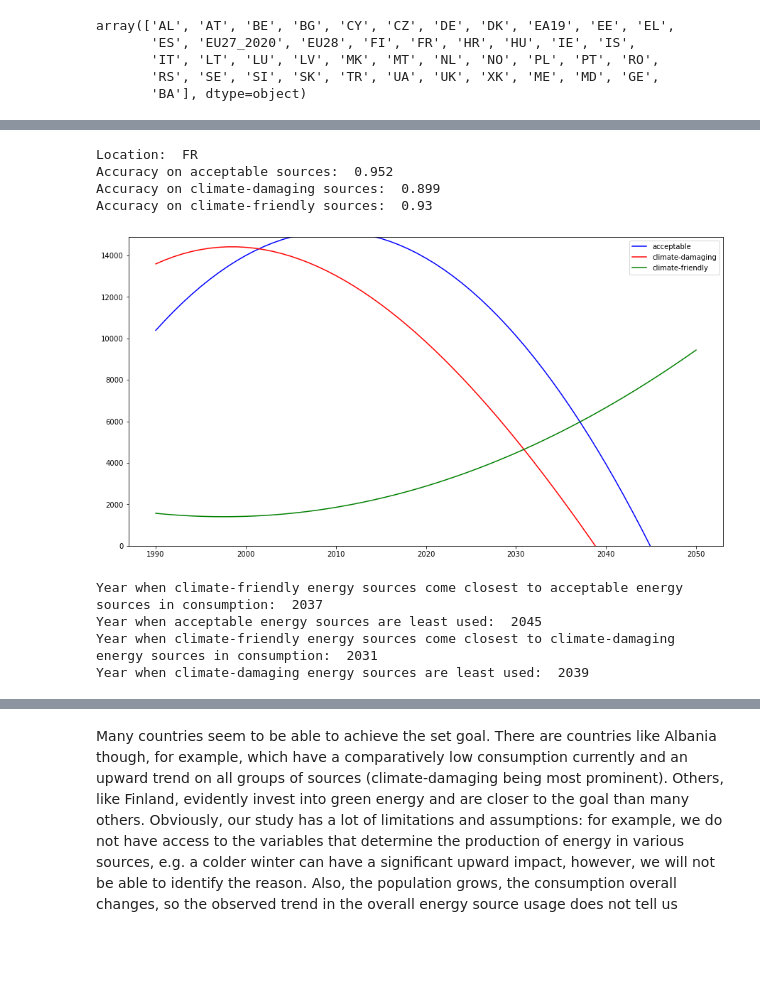
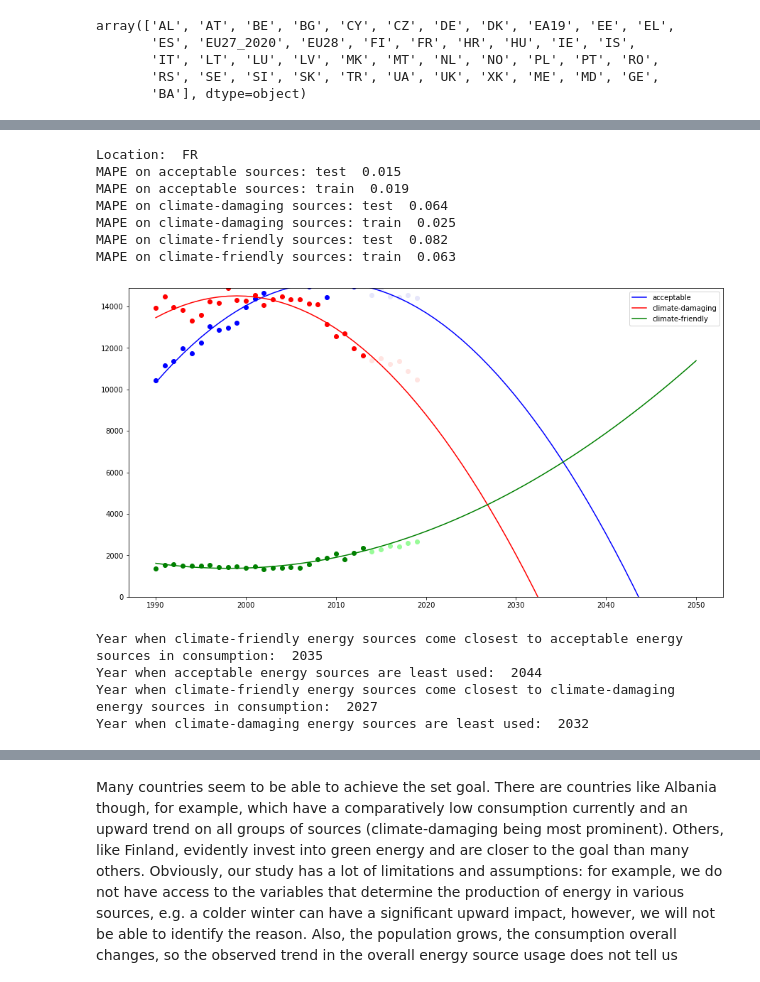
Before and after one commit to alinamelis/energy, a Jupyter notebook: code.ipynb, the cells around one changed output, grey strips where cells are left out. Cells and saved outputs as stored; diff of their text form; code cells hidden in the pictures; blank space fills up the shorter version.

```diff
--- a/code.ipynb
+++ b/code.ipynb
@@ -431,0 +479,2 @@ I think this is good enough. It lowers a bit the accuracy on climate-friendly, j
+# %%
+X_years, Y_acc, Y_dam, Y_fr = predict_usage(df_pred, 0.75, 2, 2, 1)
@@ -471,7 +528,7 @@ DEPLOYMENT
 # %% [markdown]
 Now I'd like to expand it back to geography. Then we can generate the same prediction for each location. First of all I will write a full function on what we've done so far.
 # %%
-def predict_usage_geo(data, geo, deg_a, deg_b, deg_c):
+def predict_usage_geo(data, geo, train_size, deg_a, deg_b, deg_c):
 
     '''
     INPUT
@@ -489,7 +546,7 @@ def predict_usage_geo(data, geo, deg_a, deg_b, deg_c):
 
     data_geo = data[data['geo'] == geo]
     print("Location: ",geo)
-    X, Y_a, Y_b, Y_c = predict_usage(data_geo, deg_a, deg_b, deg_c)
+    X, Y_a, Y_b, Y_c = predict_usage(data_geo, train_size, deg_a, deg_b, deg_c)
     green_energy_year(X, Y_a, Y_b, Y_c)
 # %% [markdown]
 Now I'll prepare a dataset with geographies.
@@ -530,13 +608,16 @@ Year when climate-damaging energy sources are least used:  2036
 # %%
-predict_usage_geo(df_pred_geo, 'FR', 2, 3, 2)
+predict_usage_geo(df_pred_geo, 'FR', 0.8, 2, 2, 2)
 # %% [output]
 Location:  FR
-Accuracy on acceptable sources:  0.952
-Accuracy on climate-damaging sources:  0.899
-Accuracy on climate-friendly sources:  0.93
+MAPE on acceptable sources: test  0.015
+MAPE on acceptable sources: train  0.019
+MAPE on climate-damaging sources: test  0.064
+MAPE on climate-damaging sources: train  0.025
+MAPE on climate-friendly sources: test  0.082
+MAPE on climate-friendly sources: train  0.063
-[figure, old version]
+[figure, new version]
-Year when climate-friendly energy sources come closest to acceptable energy sources in consumption:  2037
-Year when acceptable energy sources are least used:  2045
-Year when climate-friendly energy sources come closest to climate-damaging energy sources in consumption:  2031
-Year when climate-damaging energy sources are least used:  2039
+Year when climate-friendly energy sources come closest to acceptable energy sources in consumption:  2035
+Year when acceptable energy sources are least used:  2044
+Year when climate-friendly energy sources come closest to climate-damaging energy sources in consumption:  2027
+Year when climate-damaging energy sources are least used:  2032
 # %%
```
Also changed, not shown: parts of 37 cells of this notebook.
